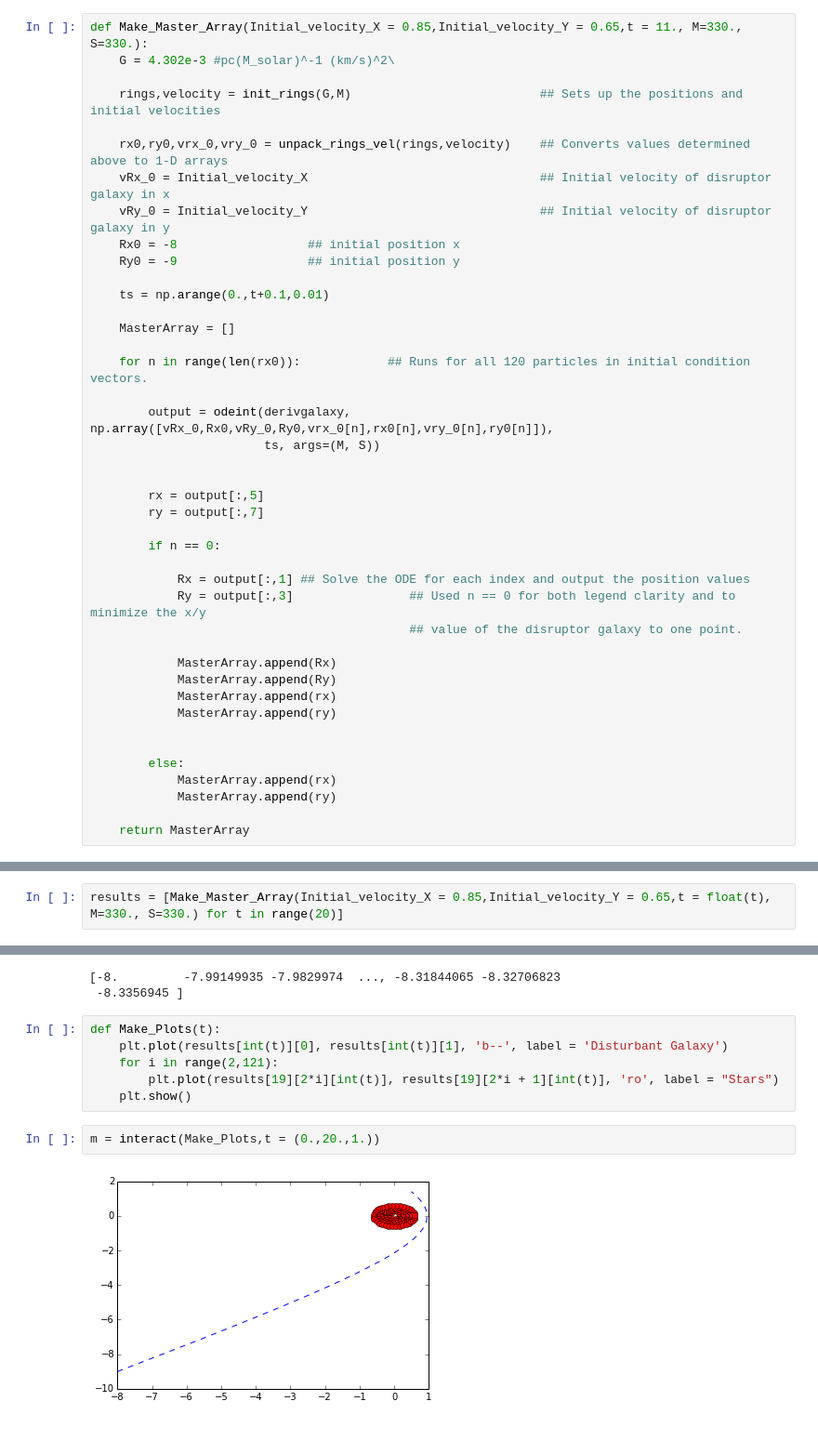
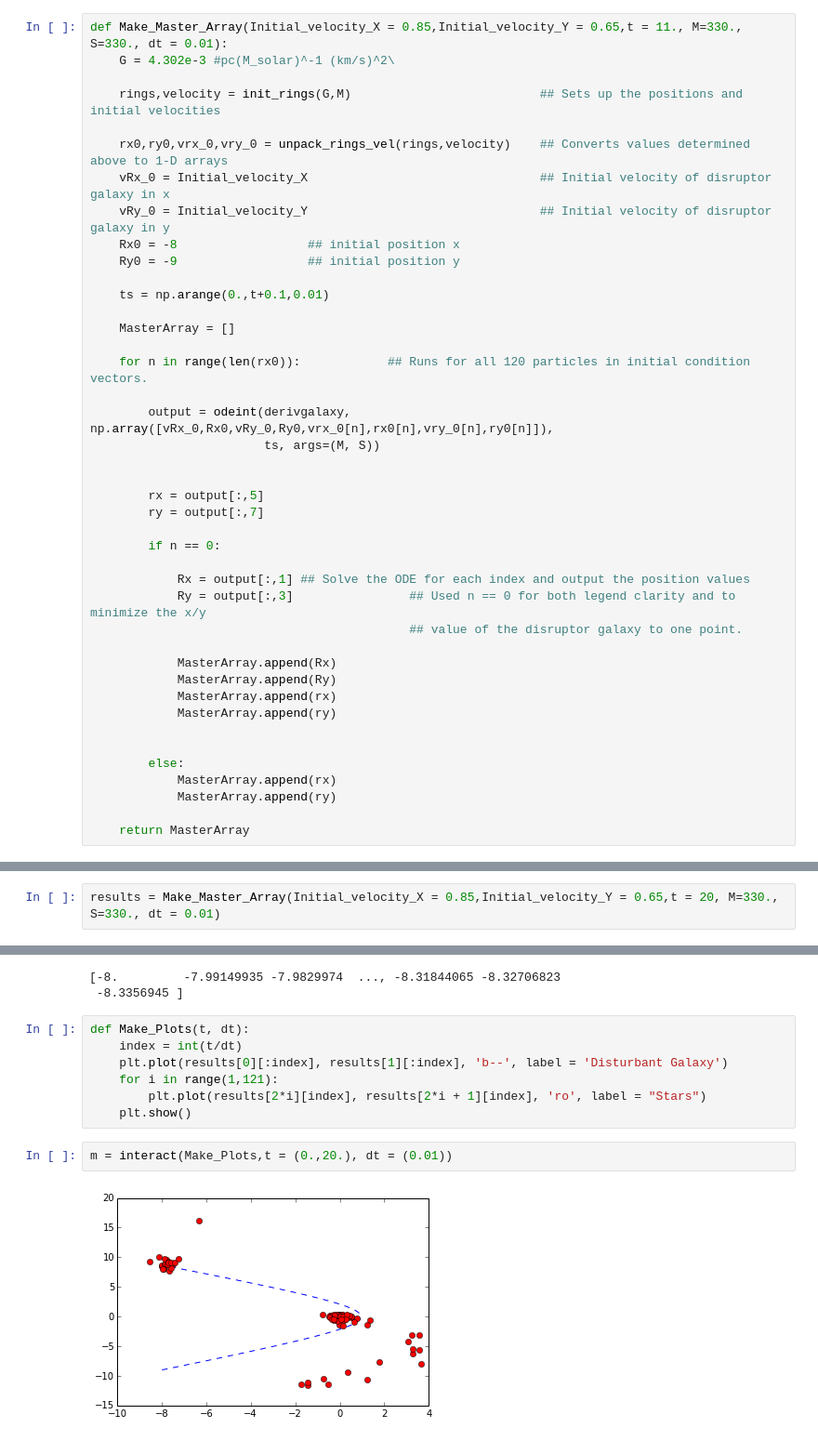
Before and after one commit to mkourjan/GalaxyProject, a Jupyter notebook: SpeedUpCode.ipynb, the cells around one changed output, grey strips where cells are left out. Shown: that part at 93% size. Drawn from its saved outputs; the diff is of its cells as text.

```diff
--- a/SpeedUpCode.ipynb
+++ b/SpeedUpCode.ipynb
@@ -71,7 +71,7 @@ def derivgalaxy(y,t,M,S):
 
     return np.array([dvRx_dt, vRx, dvRy_dt, vRy, dvrx_dt, vrx, dvry_dt, vry])
 # %%
-def Make_Master_Array(Initial_velocity_X = 0.85,Initial_velocity_Y = 0.65,t = 11., M=330., S=330.):
+def Make_Master_Array(Initial_velocity_X = 0.85,Initial_velocity_Y = 0.65,t = 11., M=330., S=330., dt = 0.01):
     G = 4.302e-3 #pc(M_solar)^-1 (km/s)^2\
 
     rings,velocity = init_rings(G,M)                          ## Sets up the positions and initial velocities
@@ -124,7 +124,7 @@ print Make_Master_Array(Initial_velocity_X = 0.85,Initial_velocity_Y = 0.65,t =
 # %% [output]
 'def Run_Function():\n    for i in range(122):\n        return Make_Master_Array(Initial_velocity_X = 0.85,Initial_velocity_Y = 0.65,t = 11., M=330., S=330.)[i]'
 # %%
-results = [Make_Master_Array(Initial_velocity_X = 0.85,Initial_velocity_Y = 0.65,t = float(t), M=330., S=330.) for t in range(20)]
+results = Make_Master_Array(Initial_velocity_X = 0.85,Initial_velocity_Y = 0.65,t = 20, M=330., S=330., dt = 0.01)
 # %% [output]
 Excess work done on this call (perhaps wrong Dfun type).
 Run with full_output = 1 to get quantitative information.
@@ -159,12 +155,13 @@ print results[19][0]#[0]
 [-8.         -7.99149935 -7.9829974  ..., -8.31844065 -8.32706823
  -8.3356945 ]
 # %%
-def Make_Plots(t):
-    plt.plot(results[int(t)][0], results[int(t)][1], 'b--', label = 'Disturbant Galaxy')
-    for i in range(2,121):
-        plt.plot(results[19][2*i][int(t)], results[19][2*i + 1][int(t)], 'ro', label = "Stars")
+def Make_Plots(t, dt):
+    index = int(t/dt)
+    plt.plot(results[0][:index], results[1][:index], 'b--', label = 'Disturbant Galaxy')
+    for i in range(1,121):
+        plt.plot(results[2*i][index], results[2*i + 1][index], 'ro', label = "Stars")
     plt.show()
 # %%
-m = interact(Make_Plots,t = (0.,20.,1.))
+m = interact(Make_Plots,t = (0.,20.), dt = (0.01))
 # %% [output]
-[figure, old version]
+[figure, new version]
```
Also changed, not shown: parts of 3 cells of this notebook, 2 other files.
